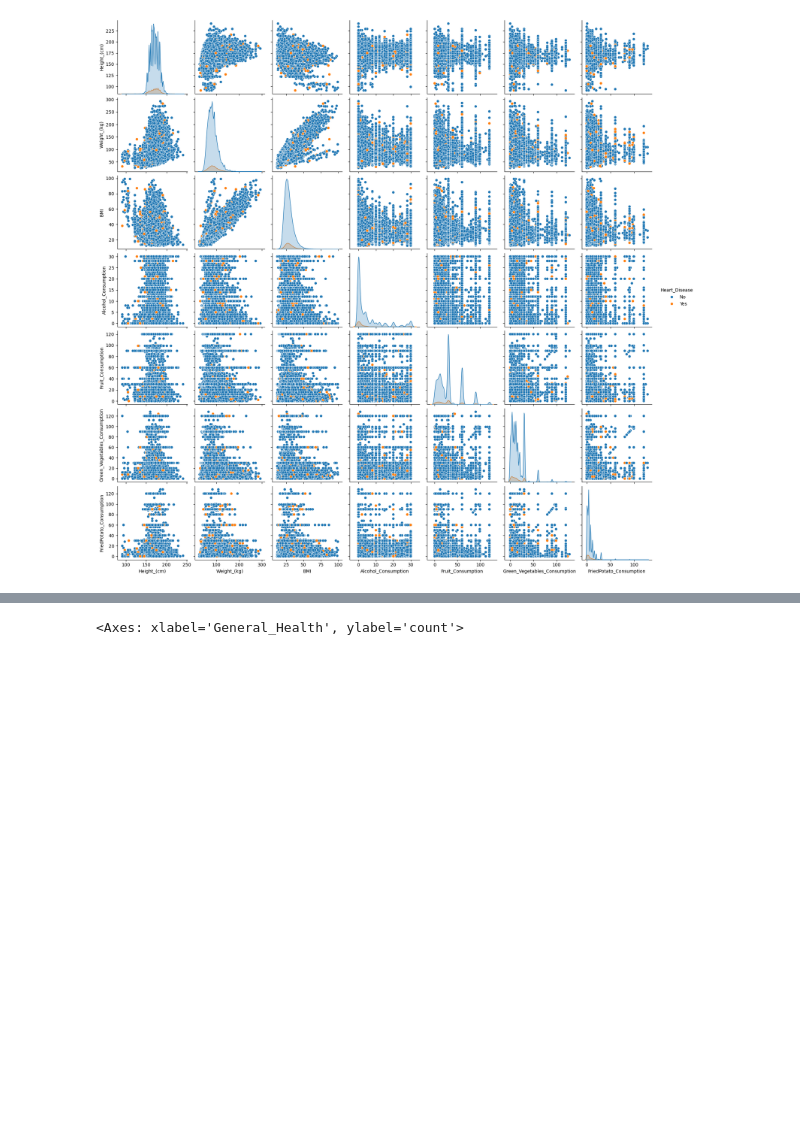
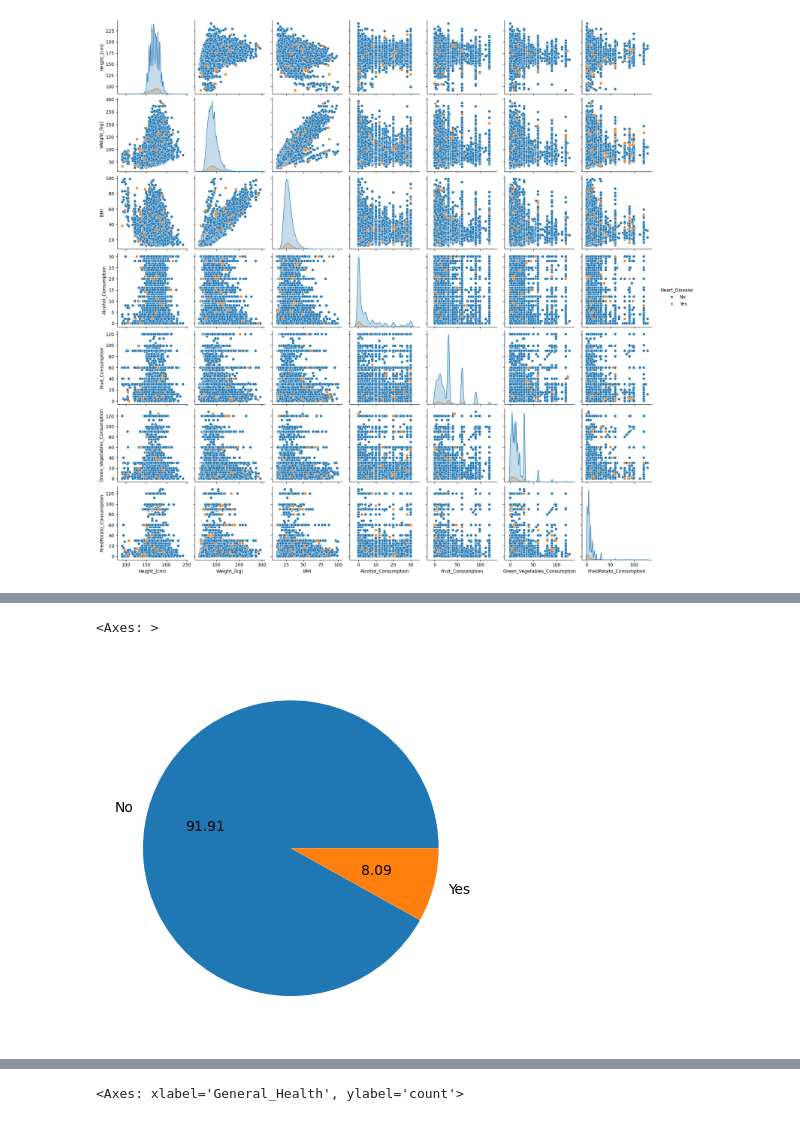
Before and after one commit to Chasindu/3401, a Jupyter notebook: Cardiovascular Diseases Risk Prediction.ipynb, the cells around one changed output, grey strips where cells are left out. Saved outputs shown, nothing was run; the diff lists cells and outputs as text; code cells hidden in the pictures; blank space fills up the shorter version.

```diff
--- a/Cardiovascular Diseases Risk Prediction.ipynb
+++ b/Cardiovascular Diseases Risk Prediction.ipynb
@@ -110,0 +116,5 @@ sns.boxplot(x='Heart_Disease',y='Age_Category', hue="Heart_Disease", data=df, pa
+# %%
+df.groupby('Heart_Disease').size().plot(kind='pie', autopct='%.2f')
+# %% [output]
+<Axes: >
+[figure, added]
```
Also changed, not shown: parts of 16 cells of this notebook.
